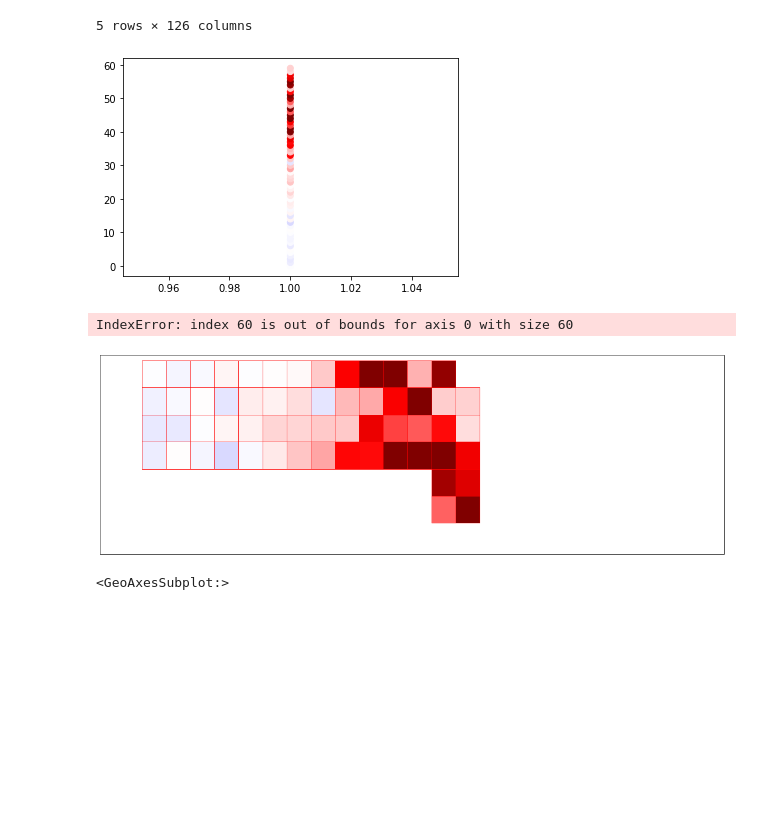
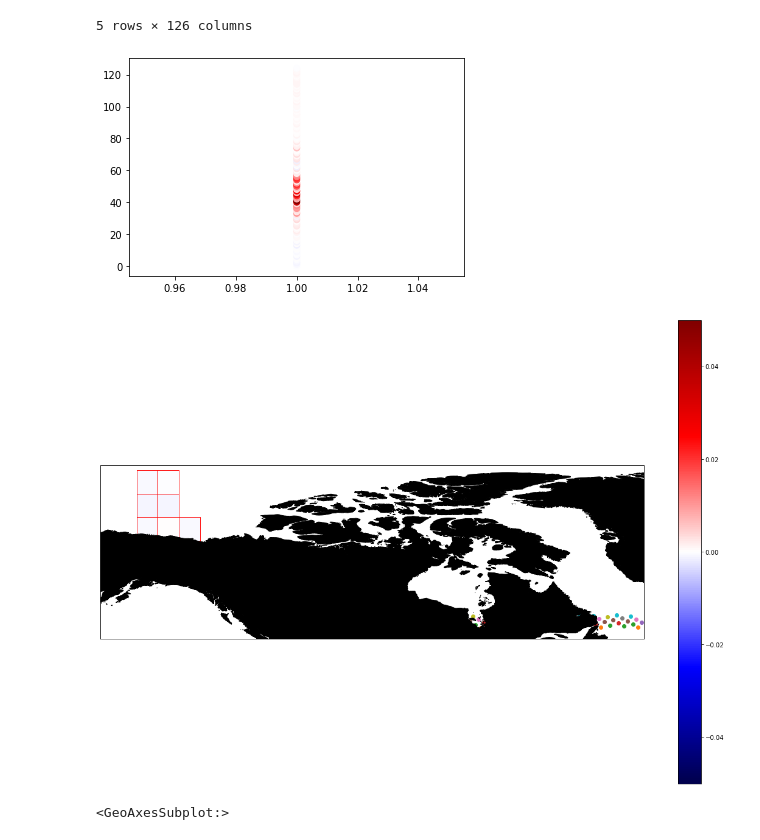
Before and after one commit to AmeyV05/Regional_canada_model, a Jupyter notebook: postprocessing/calibration/parameter_sensitivity.ipynb, the cells around one changed output. Saved outputs shown, nothing was run; the diff lists cells and outputs as text; code cells hidden in the pictures; blank space fills up the shorter version.

Commit message:
update on parameter_sensitivity

```diff
--- a/postprocessing/calibration/parameter_sensitivity.ipynb
+++ b/postprocessing/calibration/parameter_sensitivity.ipynb
@@ -64,41 +64,48 @@ import pandas as pd
 import pickle
 with open('/u/vasulkar/p_emodnet_amey/Regional_canada_model/model_development/Openda_models/parampolygons', "rb") as poly_file:
     loaded_polygons = pickle.load(poly_file)
+# %%
+#reading parameter file
+fname='/u/vasulkar/p_emodnet_amey/Regional_canada_model/model_development/Openda_models/densepara_correction_template.xyz'
+headerlist=["Lon","Lat","Val"]
+pardf=pd.read_csv(fname,delim_whitespace=True,names=headerlist)
+parlonvec=pardf['Lon']
+parlatvec=pardf['Lat']
+paramid=pardf['Val']
 # %%
 #getting a color map based on sensitivity
-ax_a = plt.scatter(np.ones(len(sencfvec)),range(len(sencfvec)),c=sencfvec,cmap=cm.seismic,vmin=-0.02,vmax=0.02)
+ax_a = plt.scatter(np.ones(len(sencfvec)),range(len(sencfvec)),c=sencfvec,cmap=cm.seismic,vmin=-0.05,vmax=0.05)
 # %% [output]
-[figure, old version]
+[figure, new version]
 # %%
 # marking the x-axis and y-axis
 
 fig=plt.figure(figsize=(20, 14), frameon=True)
 # proj=ccrs.NorthPolarStereo(central_longitude=0.0,true_scale_latitude=None, globe=None)
 proj=ccrs.PlateCarree()
 ax1=fig.add_subplot(1,1,1,projection=proj)
 ax1.set_extent((-158, -46, 49, 84.7), crs=ccrs.PlateCarree())
 # ax1.set_extent((-60, -55, 49, 84), crs=ccrs.PlateCarree())
 
-for i in list(loaded_polygons.keys())[:63]:
-    ax1.add_geometries([loaded_polygons[i]],crs=ccrs.PlateCarree(),edgecolor='red',facecolor=ax_a.get_facecolors()[i],label=i)
+for i in list(loaded_polygons.keys())[:10]:
+    ax1.add_geometries([loaded_polygons[i]],crs=ccrs.PlateCarree(),edgecolor='red',facecolor=ax_a.get_facecolors()[i-1],label=i)
     x=loaded_polygons[i].centroid.x
     y=loaded_polygons[i].centroid.y
     #ax1.fill(x,y,)
     # ax1.text(x, y, keys, color='red', size=15, ha='center', va='center', transform=ccrs.PlateCarree())
     #getting points in polygon. from paramid.
-    # indparam=np.where(vec[2,:]==keys)[0]
+    indparam=np.where(paramid==i)[0]
     # print(vec)
-    # ax1.scatter(vec[0,indparam],vec[1,indparam],transform=ccrs.PlateCarree(),label=str(keys))
+    ax1.scatter(parlonvec[indparam],parlatvec[indparam],transform=ccrs.PlateCarree(),label=str(i))
 
 # ax1.legend()
 fig.colorbar(ax_a)
 feature=cpf.GSHHSFeature(scale='i',levels=[1],facecolor='black',alpha=1)
 ax1.add_feature(feature)
 
 plt.show()
 # %% [output]
-IndexError: index 60 is out of bounds for axis 0 with size 60
-[figure, old version]
+[figure, new version]
 # %%
 plt.GridSpec.
 # %%
```
Also changed, not shown: 26 other files.
